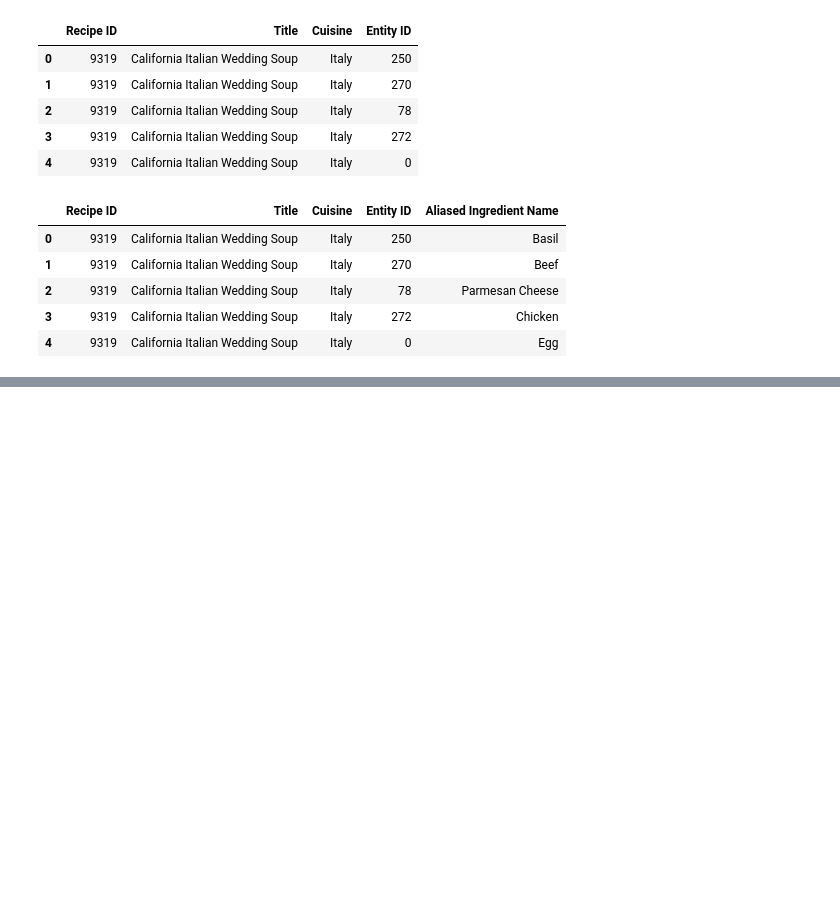
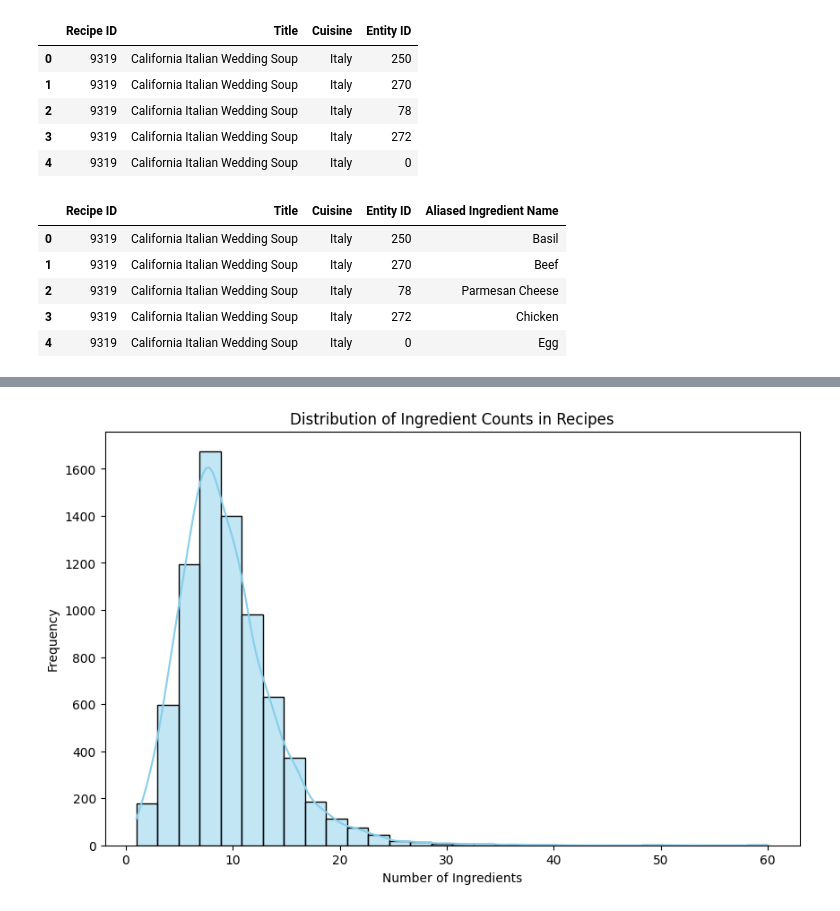
Before and after one commit to Keerat-Singh/WIL_Week-1, a Jupyter notebook: main.ipynb, the cells around one changed output, grey strips where cells are left out. Drawn from its saved outputs; the diff is of its cells as text; code cells hidden in the pictures; blank space fills up the shorter version.

```diff
--- a/main.ipynb
+++ b/main.ipynb
@@ -79,0 +98,11 @@ df_grouped.head()
+# %%
+# Recipe Ingredient Counts
+ingredient_counts = df_grouped.iloc[:, 2:].sum(axis=1)
+plt.figure(figsize=(10, 6))
+sns.histplot(ingredient_counts, bins=30, kde=True, color='skyblue')
+plt.title('Distribution of Ingredient Counts in Recipes')
+plt.xlabel('Number of Ingredients')
+plt.ylabel('Frequency')
+plt.show()
+# %% [output]
+[figure, added]
```
Also changed, not shown: parts of 13 cells of this notebook, 2 other files.
